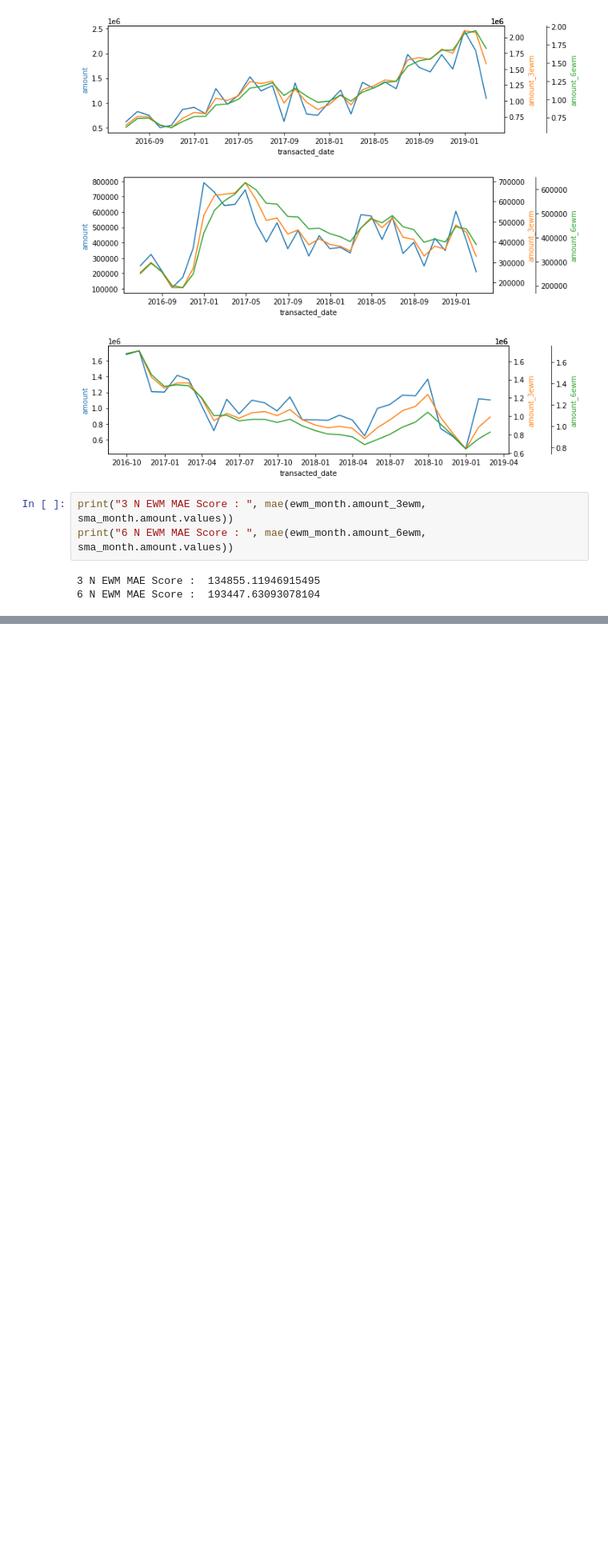
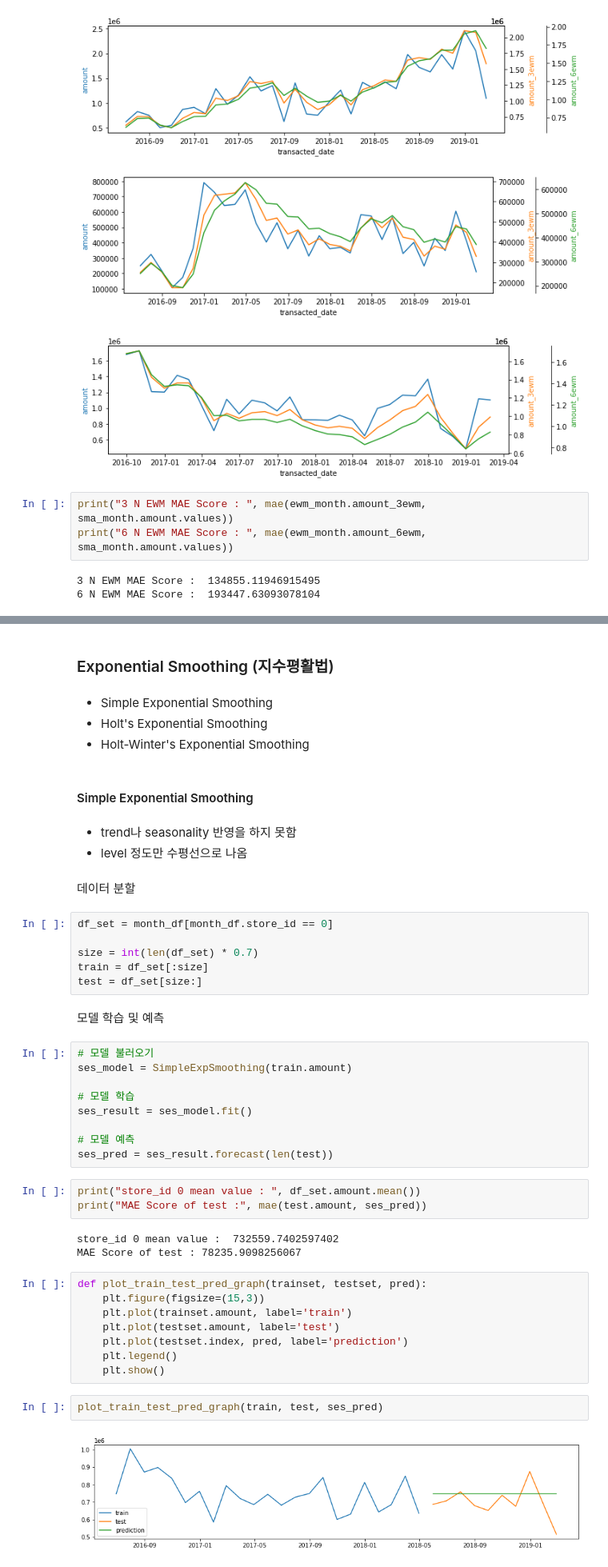
Before and after one commit to namwootree/Basic_Skill, a Jupyter notebook: Time_Series/상점 신용카드 매출 예측 경진대회/상점_신용카드_매출_예측.ipynb, the cells around one changed output, grey strips where cells are left out. Shown at 80% size. Cells and saved outputs as stored; diff of their text form; blank space fills up the shorter version.

```diff
--- a/Time_Series/상점 신용카드 매출 예측 경진대회/상점_신용카드_매출_예측.ipynb
+++ b/Time_Series/상점 신용카드 매출 예측 경진대회/상점_신용카드_매출_예측.ipynb
@@ -621,0 +710,48 @@ print("6 N EWM MAE Score : ", mae(ewm_month.amount_6ewm, sma_month.amount.values
+# %% [markdown]
+### Exponential Smoothing (지수평활법)
+# %% [markdown]
+* Simple Exponential Smoothing
+* Holt's Exponential Smoothing
+* Holt-Winter's Exponential Smoothing
+# %% [markdown]
+#### Simple Exponential Smoothing
+# %% [markdown]
+* trend나 seasonality 반영을 하지 못함
+* level 정도만 수평선으로 나옴
+# %% [markdown]
+데이터 분할
+# %%
+df_set = month_df[month_df.store_id == 0]
+
+size = int(len(df_set) * 0.7)
+train = df_set[:size]
+test = df_set[size:]
+# %% [markdown]
+모델 학습 및 예측
+# %%
+# 모델 불러오기
+ses_model = SimpleExpSmoothing(train.amount)
+
+# 모델 학습
+ses_result = ses_model.fit()
+
+# 모델 예측
+ses_pred = ses_result.forecast(len(test))
+# %%
+print("store_id 0 mean value : ", df_set.amount.mean())
+print("MAE Score of test :", mae(test.amount, ses_pred))
+# %% [output]
+store_id 0 mean value :  732559.7402597402
+MAE Score of test : 78235.9098256067
+# %%
+def plot_train_test_pred_graph(trainset, testset, pred):
+    plt.figure(figsize=(15,3))
+    plt.plot(trainset.amount, label='train')
+    plt.plot(testset.amount, label='test')
+    plt.plot(testset.index, pred, label='prediction')
+    plt.legend()
+    plt.show()
+# %%
+plot_train_test_pred_graph(train, test, ses_pred)
+# %% [output]
+[figure, added]
```
Also changed, not shown: parts of 38 cells of this notebook.
